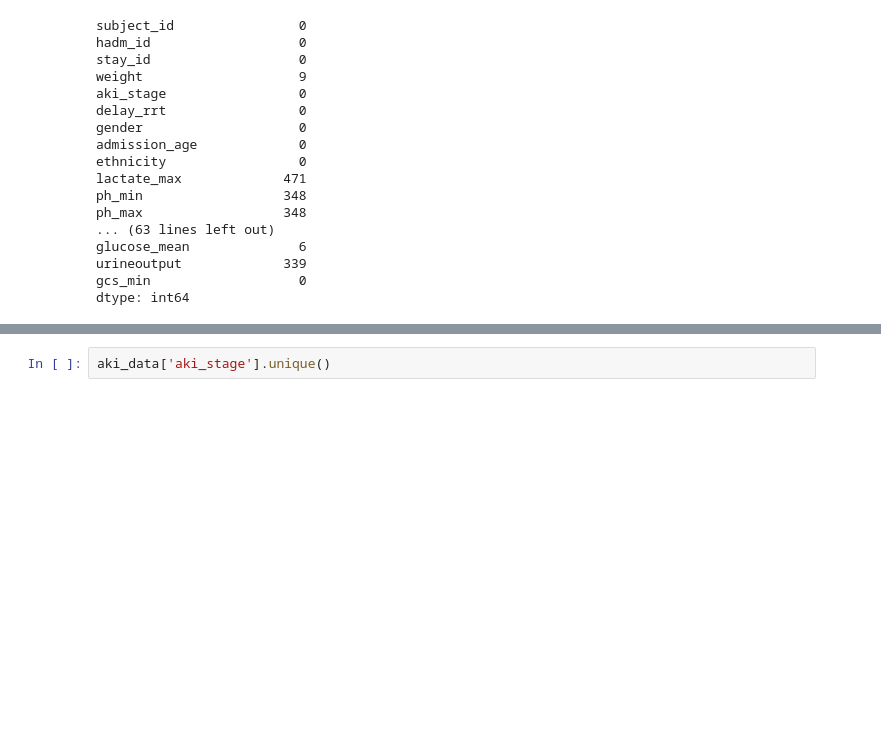
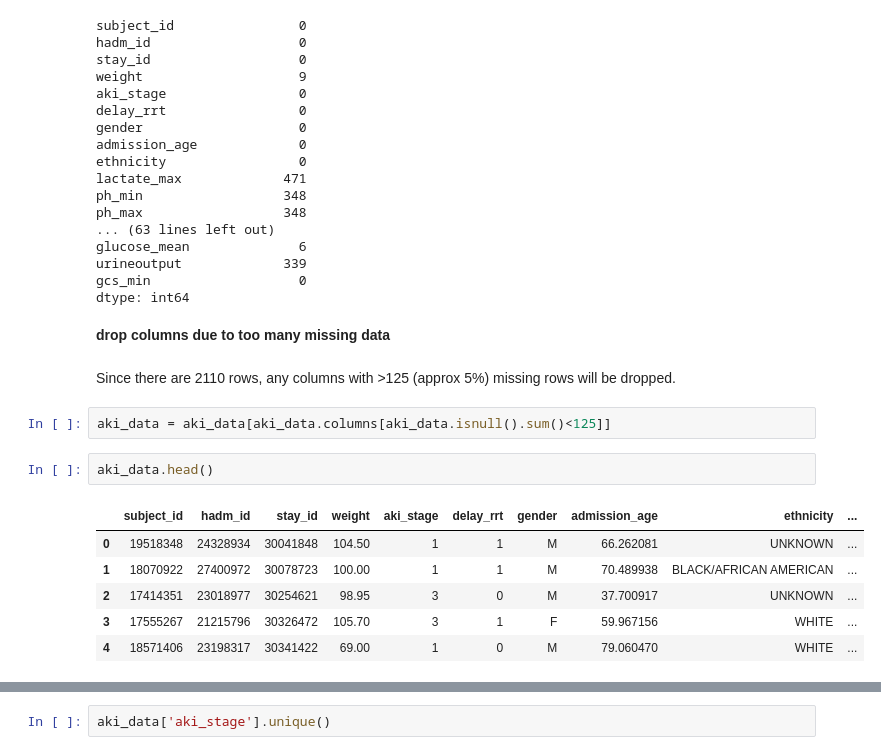
Before and after one commit to doscsy12/AKI_rrt, a Jupyter notebook: data_cleaning_EDA.ipynb, the cells around one changed output, grey strips where cells are left out. Drawn from its saved outputs; the diff is of its cells as text; blank space fills up the shorter version.

```diff
--- a/data_cleaning_EDA.ipynb
+++ b/data_cleaning_EDA.ipynb
@@ -188,3 +203,18 @@ glucose_mean              6
 urineoutput             339
 gcs_min                   0
 dtype: int64
+# %% [markdown]
+**drop columns due to too many missing data**
+# %% [markdown]
+Since there are 2110 rows, any columns with >125 (approx 5%) missing rows will be dropped.
+# %%
+aki_data = aki_data[aki_data.columns[aki_data.isnull().sum()<125]]
+# %%
+aki_data.head()
+# %% [output]
+|  | subject_id | hadm_id | stay_id | weight | aki_stage | delay_rrt | gender | admission_age | ethnicity | ... |
+| 0 | 19518348 | 24328934 | 30041848 | 104.50 | 1 | 1 | M | 66.262081 | UNKNOWN | ... |
+| 1 | 18070922 | 27400972 | 30078723 | 100.00 | 1 | 1 | M | 70.489938 | BLACK/AFRICAN AMERICAN | ... |
+| 2 | 17414351 | 23018977 | 30254621 | 98.95 | 3 | 0 | M | 37.700917 | UNKNOWN | ... |
+| 3 | 17555267 | 21215796 | 30326472 | 105.70 | 3 | 1 | F | 59.967156 | WHITE | ... |
+| 4 | 18571406 | 23198317 | 30341422 | 69.00 | 1 | 0 | M | 79.060470 | WHITE | ... |
```
Also changed, not shown: parts of 14 cells of this notebook.
